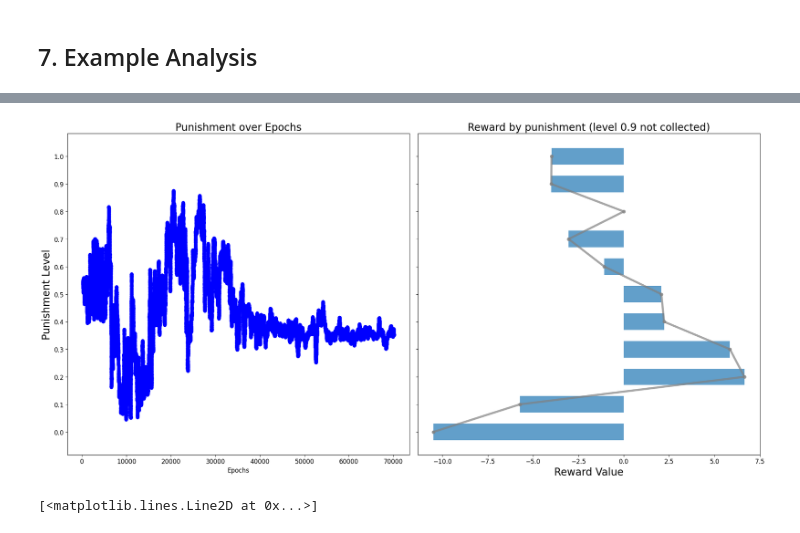
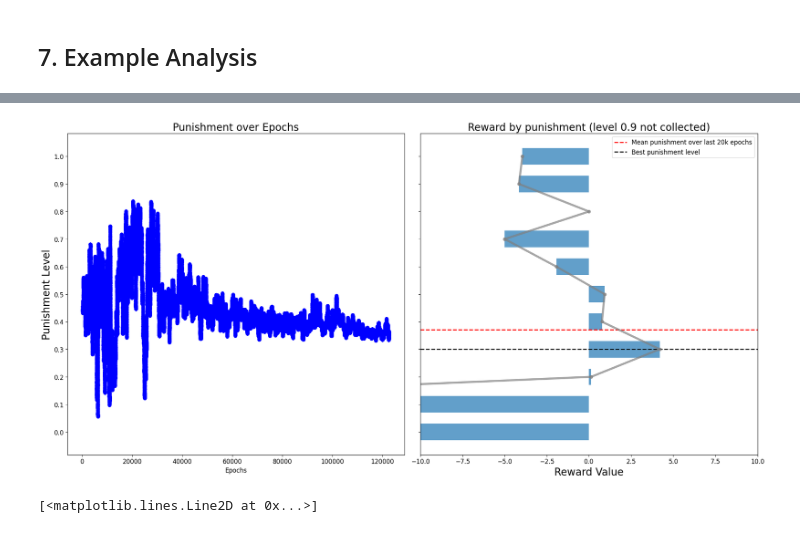
Before and after one commit to social-ai-uoft/sorrel, a Jupyter notebook: sorrel/examples/state_punishment/analysis/analysis.ipynb, the cells around one changed output, grey strips where cells are left out. Drawn from its saved outputs; the diff is of its cells as text; code cells hidden in the pictures.

Commit message:
state punishment, add analysis, tweak parameters (working version)

```diff
--- a/sorrel/examples/state_punishment/analysis/analysis.ipynb
+++ b/sorrel/examples/state_punishment/analysis/analysis.ipynb
@@ -483,7 +570,7 @@ import matplotlib.pyplot as plt
 folders = os.listdir('res')
 
 # Example data
-punishment_levels = pd.read_csv('res/collective_harm_state_punishment_respawn_0.005_vision_4_map_10_composite_views_False_multi_env_True__2agents_20250923-143956/Global_average_punishment_level_data.csv')['Value']
+punishment_levels = pd.read_csv('res/collective_harm_state_punishment_respawn_0.005_vision_4_map_10_composite_views_False_multi_env_True__3agents_20250924-001840/Global_average_punishment_level_data.csv')['Value']
 punishment_levels = punishment_levels.rolling(window=200).mean()
 epochs = list(range(len(punishment_levels)))
 rewards = []
@@ -495,35 +582,38 @@ for i in range(11):
         if f'punish{i}' in f:
             reward = pd.read_csv(f'res/{f}/Mean_mean_individual_score_data.csv')['Value'][-1000:].mean()
             rewards.append(reward)
             has_f = True
     if not has_f:
         rewards.append(0)
 
 
 
 # Create subplots: 1 row, 2 columns, share y-axis
 fig, (ax1, ax2) = plt.subplots(1, 2, sharey=True, figsize=(20, 10))
 
 # Left subplot: line plot (Epochs vs Punishment)
 ax1.plot(epochs, punishment_levels, marker='o', color="blue")
 ticks = np.arange(0, 1.1, 0.1)
 ax1.set_yticks(ticks)
 ax1.set_yticklabels([f"{tick:.1f}" for tick in ticks])
 ax1.set_xlabel("Epochs")
 ax1.set_ylabel("Punishment Level", fontsize=20)
 ax1.set_title("Punishment over Epochs", fontsize=20)
 
+ax2.axhline(np.mean(punishment_levels[-20000:]), color='red', linestyle='--', linewidth=2, label='Mean punishment over last 20k epochs')
+ax2.axhline(np.argmax(rewards)*0.1, color='black', linestyle='--', linewidth=2, label='Best punishment level')
 # Right subplot: bar plot (Reward vs Punishment)
 ax2.barh(ticks, rewards, alpha=0.7, height=0.06)
 ax2.plot(rewards, ticks, alpha=0.7, linewidth=4, marker='o', color="grey")
 ax2.set_xlabel("Reward Value", fontsize=20)
 ax2.set_title("Reward by punishment (level 0.9 not collected)", fontsize=20)
-
+ax2.set_xlim(-10, 10)
+ax2.legend()
 # Adjust layout
 plt.tight_layout()
 plt.show()
 # %% [output]
-[figure, old version]
+[figure, new version]
 # %%
 import matplotlib.pyplot as plt
 
```
Also changed, not shown: parts of 3 cells of this notebook, 4 other files.
